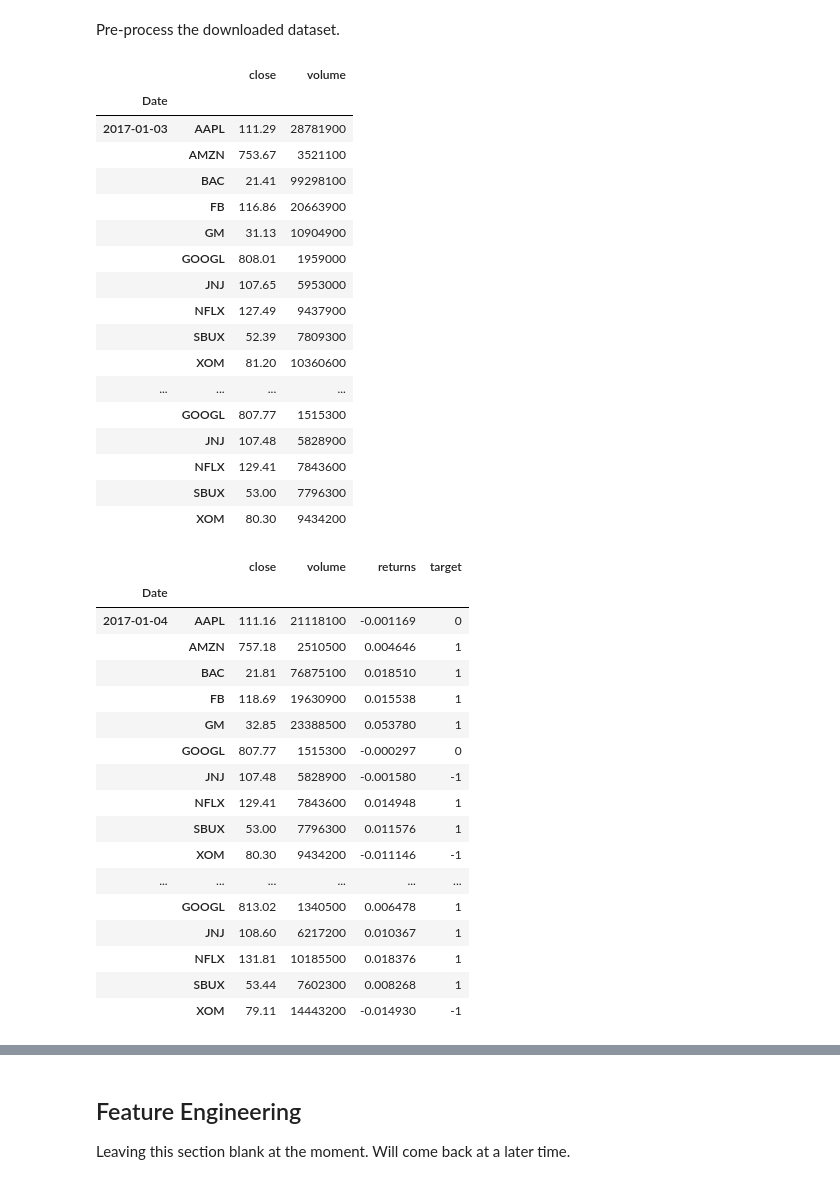
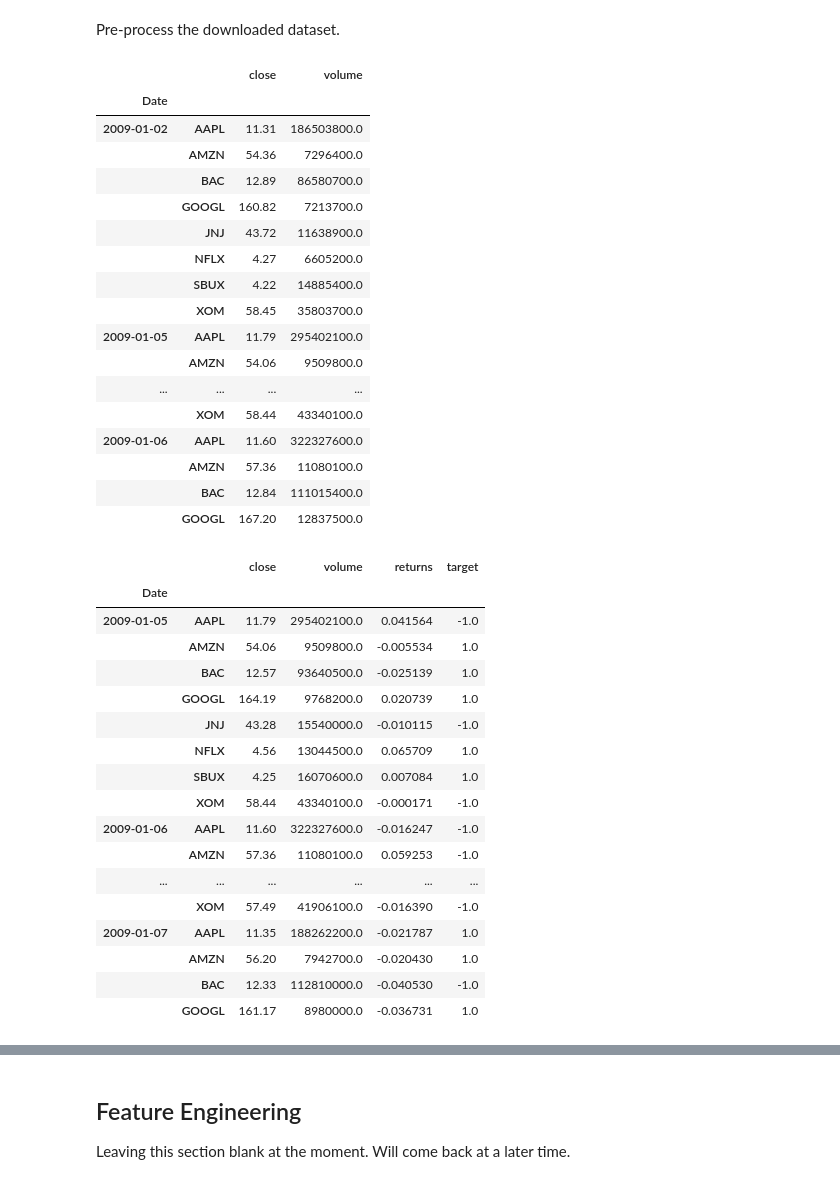
Before and after one commit to pranjalchaubey/Predicting-Stock-Direction, a Jupyter notebook: src/Stock_Direction.ipynb, the cells around one changed output, grey strips where cells are left out. Saved outputs shown, nothing was run; the diff lists cells and outputs as text; code cells hidden in the pictures.

```diff
--- a/src/Stock_Direction.ipynb
+++ b/src/Stock_Direction.ipynb
@@ -143,7 +125,7 @@ def fetch_ticker_data(tickers):
     _LOCAL_DEBUG_ = False
 
     # Get the Data from Yahoo! Finance
-    data = yf.download(tickers, start="2017-01-01", end="2017-09-07")
+    data = yf.download(tickers, start="2009-01-01", end="2019-09-07")
     if _GLOBAL_DEBUG_ and _LOCAL_DEBUG_:
         display(data.head(20))
 
@@ -199,6 +181,8 @@ def classify_return(ret):
         Category of return, ret.
         -1, 0 or 1.
     """
+    ret_category = 0
+
     if ret < -0.0015:
         ret_category = -1
     elif -0.0015 < ret and ret < 0.0015:
@@ -245,7 +229,10 @@ def data_preprocess(dataset):
         dataset.head(30)
 
     # Create the 'target' column for the classifier
+    # Shift the 'target' into the future by 1 day as well by 'shift(-1)'
+    # We do this since we are predicting returns of the 'next day close'
     dataset['target'] = dataset['returns'].apply(lambda x: classify_return(x))
+    dataset['target'] = dataset.groupby(level=1)['target'].shift(-1)
     if _GLOBAL_DEBUG_ and _LOCAL_DEBUG_:
         dataset.head(30)
 
@@ -254,47 +241,58 @@ def data_preprocess(dataset):
     if _GLOBAL_DEBUG_ and _LOCAL_DEBUG_:
         dataset.head(30)
 
+    # Handle NANs
+    # We keep it simple at the moment and simply drop off rows with NANs
+    if _GLOBAL_DEBUG_ and _LOCAL_DEBUG_:
+        print(dataset.shape)
+        print(dataset.isna().sum())
+    dataset.dropna(how='any', inplace=True)
+    if _GLOBAL_DEBUG_ and _LOCAL_DEBUG_:
+        print(dataset.shape)
+        print(dataset.isna().sum())
+
     return dataset
 # %% [markdown]
 Pre-process the downloaded dataset.
 # %%
 display(dataset.head(20))
 dataset = data_preprocess(dataset)
 display(dataset.head(20))
+display(dataset.tail())
 # %% [output]
 |  |  | close | volume |
 | Date |  |  |  |
-| 2017-01-03 | AAPL | 111.29 | 28781900 |
-|  | AMZN | 753.67 | 3521100 |
-|  | BAC | 21.41 | 99298100 |
-|  | FB | 116.86 | 20663900 |
-|  | GM | 31.13 | 10904900 |
-|  | GOOGL | 808.01 | 1959000 |
-|  | JNJ | 107.65 | 5953000 |
-|  | NFLX | 127.49 | 9437900 |
-|  | SBUX | 52.39 | 7809300 |
-|  | XOM | 81.20 | 10360600 |
+| 2009-01-02 | AAPL | 11.31 | 186503800.0 |
+|  | AMZN | 54.36 | 7296400.0 |
+|  | BAC | 12.89 | 86580700.0 |
+|  | GOOGL | 160.82 | 7213700.0 |
+|  | JNJ | 43.72 | 11638900.0 |
+|  | NFLX | 4.27 | 6605200.0 |
+|  | SBUX | 4.22 | 14885400.0 |
+|  | XOM | 58.45 | 35803700.0 |
+| 2009-01-05 | AAPL | 11.79 | 295402100.0 |
+|  | AMZN | 54.06 | 9509800.0 |
 | ... | ... | ... | ... |
-|  | GOOGL | 807.77 | 1515300 |
-|  | JNJ | 107.48 | 5828900 |
-|  | NFLX | 129.41 | 7843600 |
-|  | SBUX | 53.00 | 7796300 |
-|  | XOM | 80.30 | 9434200 |
+|  | XOM | 58.44 | 43340100.0 |
+| 2009-01-06 | AAPL | 11.60 | 322327600.0 |
+|  | AMZN | 57.36 | 11080100.0 |
+|  | BAC | 12.84 | 111015400.0 |
+|  | GOOGL | 167.20 | 12837500.0 |
 |  |  | close | volume | returns | target |
 | Date |  |  |  |  |  |
-| 2017-01-04 | AAPL | 111.16 | 21118100 | -0.001169 | 0 |
-|  | AMZN | 757.18 | 2510500 | 0.004646 | 1 |
-|  | BAC | 21.81 | 76875100 | 0.018510 | 1 |
-|  | FB | 118.69 | 19630900 | 0.015538 | 1 |
-|  | GM | 32.85 | 23388500 | 0.053780 | 1 |
-|  | GOOGL | 807.77 | 1515300 | -0.000297 | 0 |
-|  | JNJ | 107.48 | 5828900 | -0.001580 | -1 |
-|  | NFLX | 129.41 | 7843600 | 0.014948 | 1 |
-|  | SBUX | 53.00 | 7796300 | 0.011576 | 1 |
-|  | XOM | 80.30 | 9434200 | -0.011146 | -1 |
+| 2009-01-05 | AAPL | 11.79 | 295402100.0 | 0.041564 | -1.0 |
+|  | AMZN | 54.06 | 9509800.0 | -0.005534 | 1.0 |
+|  | BAC | 12.57 | 93640500.0 | -0.025139 | 1.0 |
+|  | GOOGL | 164.19 | 9768200.0 | 0.020739 | 1.0 |
+|  | JNJ | 43.28 | 15540000.0 | -0.010115 | -1.0 |
+|  | NFLX | 4.56 | 13044500.0 | 0.065709 | 1.0 |
+|  | SBUX | 4.25 | 16070600.0 | 0.007084 | 1.0 |
+|  | XOM | 58.44 | 43340100.0 | -0.000171 | -1.0 |
+| 2009-01-06 | AAPL | 11.60 | 322327600.0 | -0.016247 | -1.0 |
+|  | AMZN | 57.36 | 11080100.0 | 0.059253 | -1.0 |
 | ... | ... | ... | ... | ... | ... |
-|  | GOOGL | 813.02 | 1340500 | 0.006478 | 1 |
-|  | JNJ | 108.60 | 6217200 | 0.010367 | 1 |
-|  | NFLX | 131.81 | 10185500 | 0.018376 | 1 |
-|  | SBUX | 53.44 | 7602300 | 0.008268 | 1 |
-|  | XOM | 79.11 | 14443200 | -0.014930 | -1 |
+|  | XOM | 57.49 | 41906100.0 | -0.016390 | -1.0 |
+| 2009-01-07 | AAPL | 11.35 | 188262200.0 | -0.021787 | 1.0 |
+|  | AMZN | 56.20 | 7942700.0 | -0.020430 | 1.0 |
+|  | BAC | 12.33 | 112810000.0 | -0.040530 | -1.0 |
+|  | GOOGL | 161.17 | 8980000.0 | -0.036731 | 1.0 |
```
Also changed, not shown: parts of 11 cells of this notebook.
